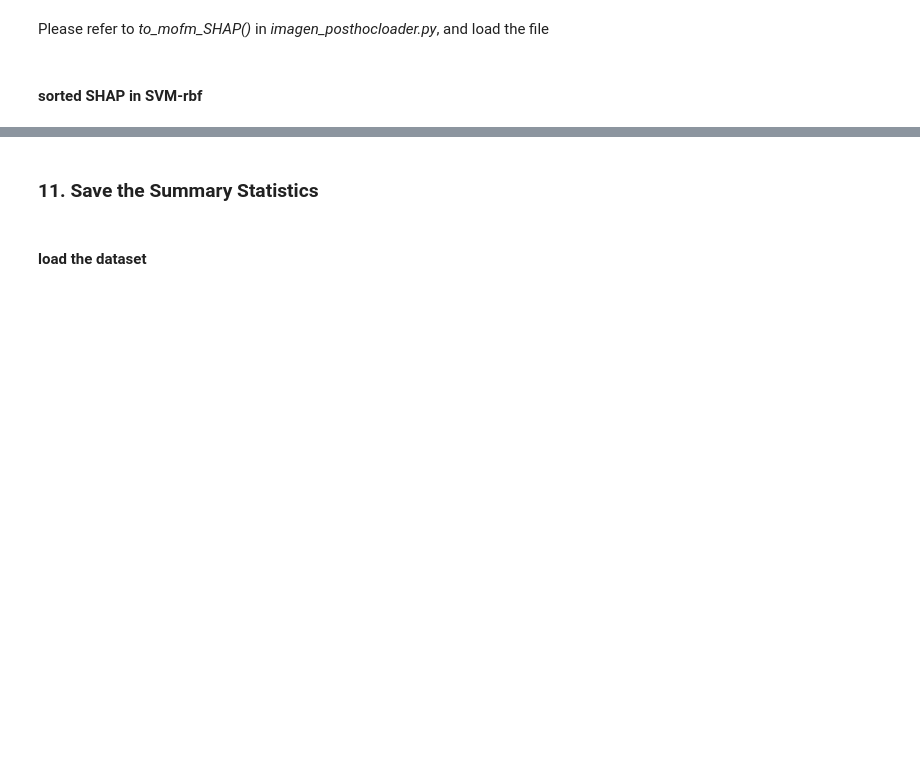
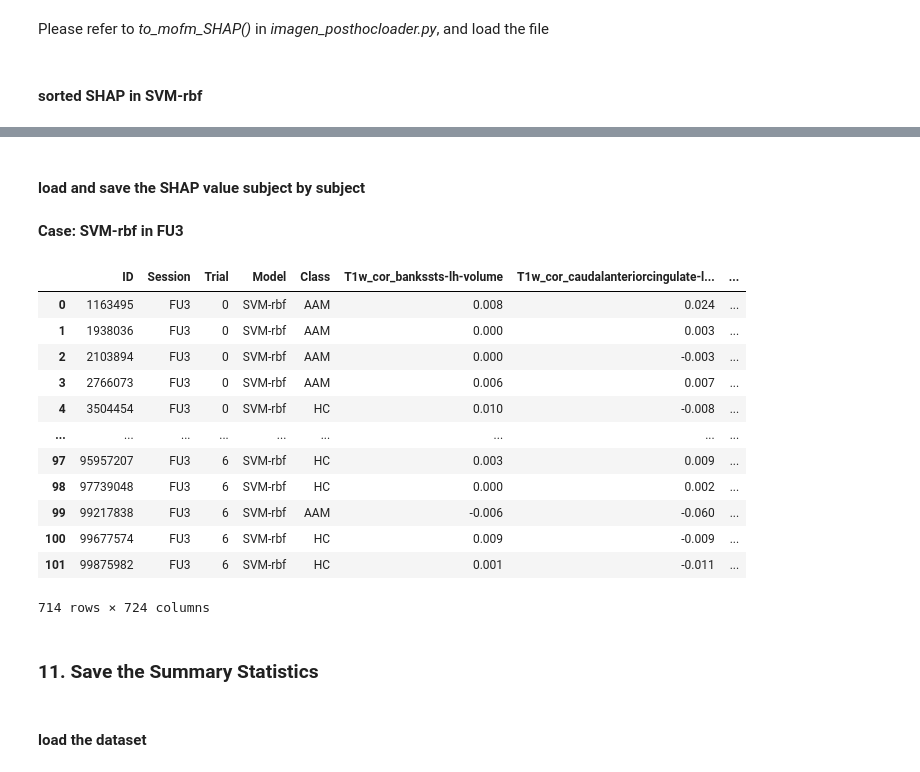
Before and after one commit to RoshanRane/ML_for_IMAGEN, a Jupyter notebook: posthoc_analysis/post-hoc_preprocessing.ipynb, the cells around one changed output, grey strips where cells are left out. Drawn from its saved outputs; the diff is of its cells as text; code cells hidden in the pictures; blank space fills up the shorter version.

```diff
--- a/posthoc_analysis/post-hoc_preprocessing.ipynb
+++ b/posthoc_analysis/post-hoc_preprocessing.ipynb
@@ -505,6 +503,65 @@ DF = posthoc.to_sorted_mean_SHAP(DF, 'SVM-rbf', 'FU2')
 DF = posthoc.to_sorted_mean_SHAP(DF, 'SVM-rbf', 'BL')#, save=True)
 # %%
 DF
+# %% [markdown]
+#### load and save the SHAP value subject by subject
+# %%
+# FU3
+for MD in GB_FU3:
+    posthoc.load_SHAP(H5_FU3, MD)#, save=True)
+for MD in LR_FU3:
+    posthoc.load_SHAP(H5_FU3, MD)#, save=True)
+for MD in SVM_lin_FU3:
+    posthoc.load_SHAP(H5_FU3, MD)#, save=True)
+for MD in SVM_rbf_FU3:
+    posthoc.load_SHAP(H5_FU3, MD)#, save=True)
+# FU2
+for MD in GB_FU2:
+    posthoc.load_SHAP(H5_FU2, MD)#, save=True)
+for MD in LR_FU2:
+    posthoc.load_SHAP(H5_FU2, MD)#, save=True)
+for MD in SVM_lin_FU2:
+    posthoc.load_SHAP(H5_FU2, MD)#, save=True)
+for MD in SVM_rbf_FU2:
+    posthoc.load_SHAP(H5_FU2, MD)#, save=True)
+# BL
+for MD in GB_BL:
+    posthoc.load_SHAP(H5_BL, MD)#, save=True)
+for MD in LR_BL:
+    posthoc.load_SHAP(H5_BL, MD)#, save=True)
+for MD in SVM_lin_BL:
+    posthoc.load_SHAP(H5_BL, MD)#, save=True)
+for MD in SVM_rbf_BL:
+    posthoc.load_SHAP(H5_BL, MD)#, save=True)
+# %% [markdown]
+<b> Case: SVM-rbf in FU3 </b>
+# %%
+SVM_rbf0_FU3 = posthoc.read_SHAP('all_SVM-rbf0_FU3_SHAP.csv')
+SVM_rbf1_FU3 = posthoc.read_SHAP('all_SVM-rbf1_FU3_SHAP.csv')
+SVM_rbf2_FU3 = posthoc.read_SHAP('all_SVM-rbf2_FU3_SHAP.csv')
+SVM_rbf3_FU3 = posthoc.read_SHAP('all_SVM-rbf3_FU3_SHAP.csv')
+SVM_rbf4_FU3 = posthoc.read_SHAP('all_SVM-rbf4_FU3_SHAP.csv')
+SVM_rbf5_FU3 = posthoc.read_SHAP('all_SVM-rbf5_FU3_SHAP.csv')
+SVM_rbf6_FU3 = posthoc.read_SHAP('all_SVM-rbf6_FU3_SHAP.csv')
+SVM_rbf_list = [SVM_rbf0_FU3, SVM_rbf1_FU3, SVM_rbf2_FU3,
+                SVM_rbf3_FU3, SVM_rbf4_FU3, SVM_rbf5_FU3, SVM_rbf6_FU3]
+SVM_rbf_FU3 = posthoc.to_SHAP(SVM_rbf_list, 'all_SVM-rbf_FU3_SHAP.csv')#, save=True)
+# %%
+SVM_rbf_FU3
+# %% [output]
+|  | ID | Session | Trial | Model | Class | T1w_cor_bankssts-lh-volume | T1w_cor_caudalanteriorcingulate-l... | ... |
+| 0 | 1163495 | FU3 | 0 | SVM-rbf | AAM | 0.008 | 0.024 | ... |
+| 1 | 1938036 | FU3 | 0 | SVM-rbf | AAM | 0.000 | 0.003 | ... |
+| 2 | 2103894 | FU3 | 0 | SVM-rbf | AAM | 0.000 | -0.003 | ... |
+| 3 | 2766073 | FU3 | 0 | SVM-rbf | AAM | 0.006 | 0.007 | ... |
+| 4 | 3504454 | FU3 | 0 | SVM-rbf | HC | 0.010 | -0.008 | ... |
+| ... | ... | ... | ... | ... | ... | ... | ... | ... |
+| 97 | 95957207 | FU3 | 6 | SVM-rbf | HC | 0.003 | 0.009 | ... |
+| 98 | 97739048 | FU3 | 6 | SVM-rbf | HC | 0.000 | 0.002 | ... |
+| 99 | 99217838 | FU3 | 6 | SVM-rbf | AAM | -0.006 | -0.060 | ... |
+| 100 | 99677574 | FU3 | 6 | SVM-rbf | HC | 0.009 | -0.009 | ... |
+| 101 | 99875982 | FU3 | 6 | SVM-rbf | HC | 0.001 | -0.011 | ... |
+714 rows × 724 columns
 # %% [markdown]
 ### 11. Save the Summary Statistics
 # %% [markdown]
```
Also changed, not shown: parts of 1 cell of this notebook, 1 other file.
